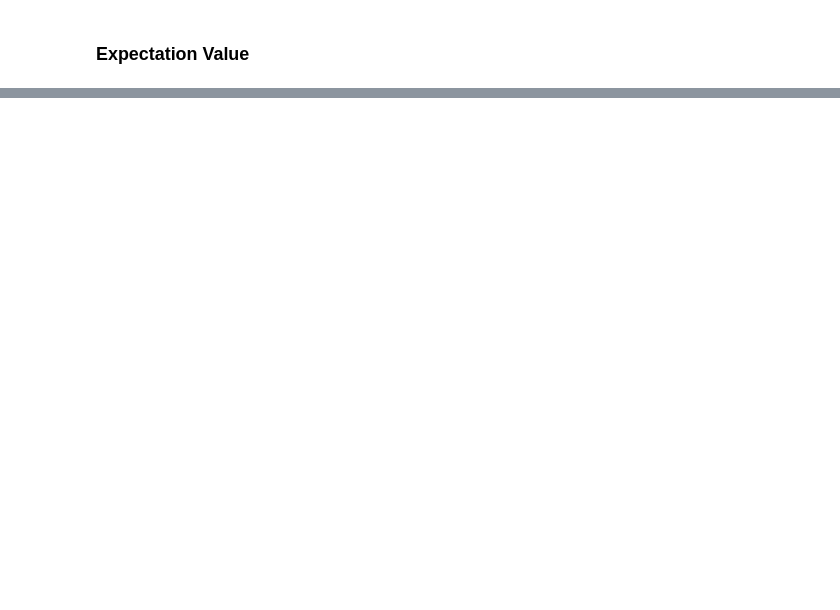
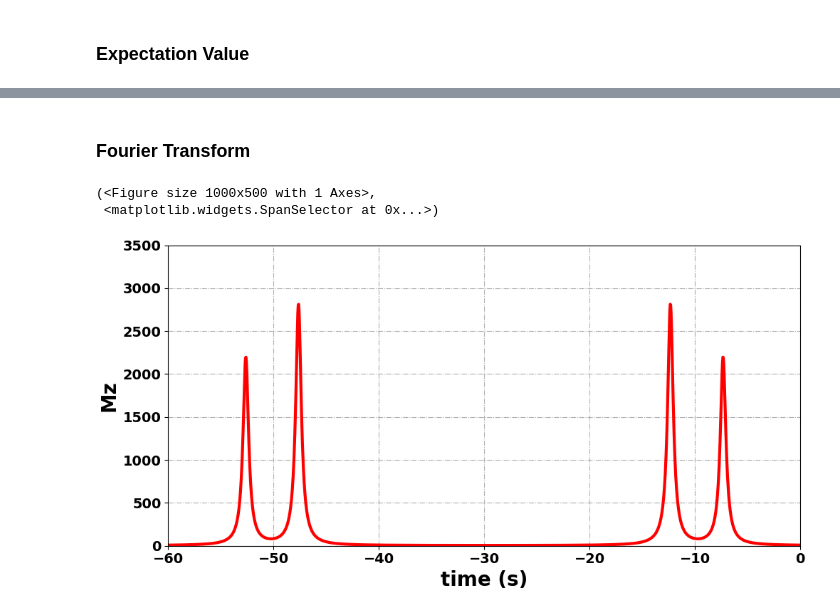
Before and after one commit to VThalakottoor/PyOR, a Jupyter notebook: Examples/1D_EXP/1D_Pulse Acquisition.ipynb, the cells around one changed output, grey strips where cells are left out. Saved outputs shown, nothing was run; the diff lists cells and outputs as text; code cells hidden in the pictures; blank space fills up the shorter version.

```diff
--- a/Examples/1D_EXP/1D_Pulse Acquisition.ipynb
+++ b/Examples/1D_EXP/1D_Pulse Acquisition.ipynb
@@ -195,0 +224,14 @@ System.PlottingMulti(3,[t,t],[signal1,signal2],"time (s)","Mz",["green","blue"])
+# %% [markdown]
+### Fourier Transform
+# %%
+freq, spectrum = System.FourierTransform(Mt,System.AcqFS,5)
+# %%
+System.PlotFigureSize = (10,5)
+System.PlotFontSize = 20
+System.PlotXlimt= (-60,0)
+System.PlotYlimt= (0,3500)
+System.Plotting_SpanSelector("3",freq,spectrum,"time (s)","Mz","red")
+# %% [output]
+(<Figure size 1000x500 with 1 Axes>,
+ <matplotlib.widgets.SpanSelector at 0x...>)
+[figure, added]
```
Also changed, not shown: parts of 12 cells of this notebook.
